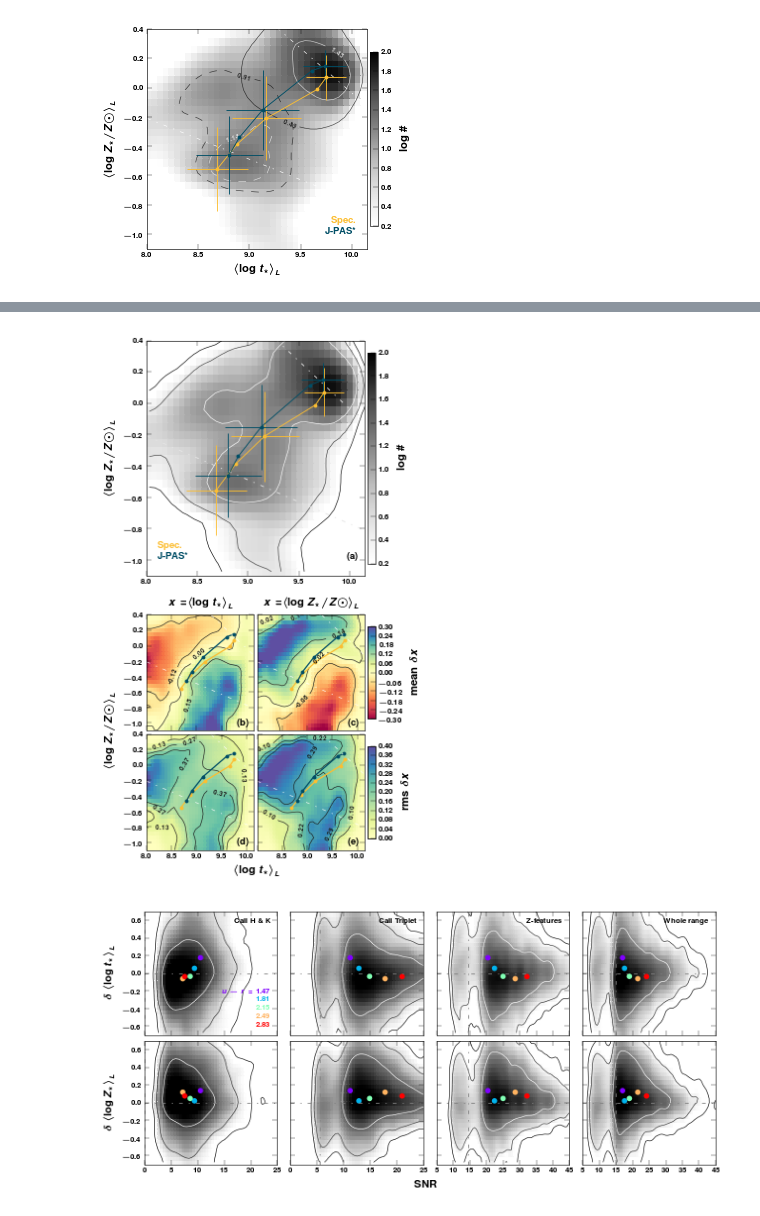
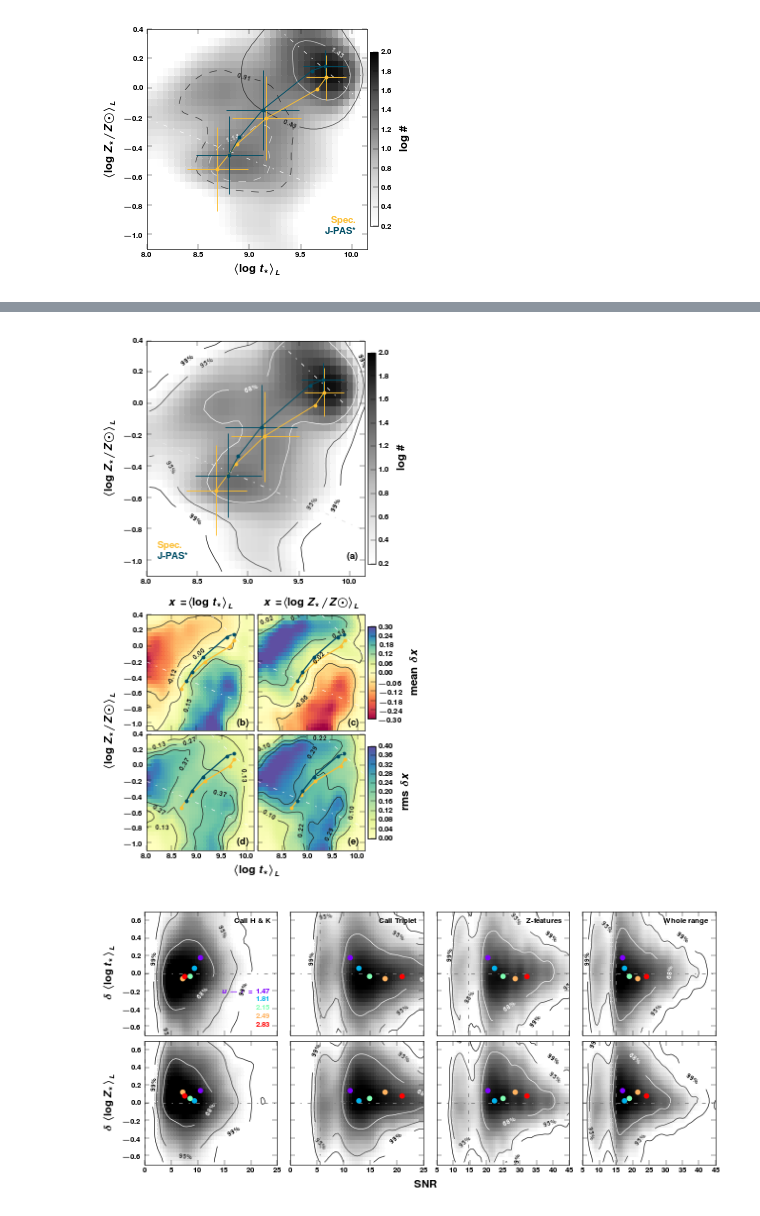
Before and after one commit to ajmejia/notebooks, a Jupyter notebook: RealDealCB13.ipynb, the cells around one changed output, grey strips where cells are left out. Drawn from its saved outputs; the diff is of its cells as text; code cells hidden in the pictures.

```diff
--- a/RealDealCB13.ipynb
+++ b/RealDealCB13.ipynb
@@ -748,6 +749,7 @@ raster = sample_data.rasterize(nbins_x=nbins[0], nbins_y=nbins[1], clipping=[las
 raster.pdf = gaussian_filter(raster.pdf, sigma=1.5)
 contours = densitycontour.NaiveContourVisualizer(raster, mode="nearest")
 cont = contours.plot((0.99,0.95,0.68), axes=ax0, linewidths=0.5, cmap=cm.Greys_r)
+contours.cilabel(cont, fontsize=5, fmt=r"\bf %.0f", inline=True)
 
 for ibin in xrange(bins.size-1):
     if ibin==1: continue
@@ -801,7 +803,7 @@ for i, j in product(xrange(axs.shape[0]), xrange(axs.shape[1])):
 
 savefig("{}{}".format(od, "jpas_AMR_con_maps"))
 # %% [output]
-[figure, old version]
+[figure, new version]
 # %%
 table = snr_spec
 t_mask = snr_spec["snr_wall"]>=15.0
@@ -836,37 +838,36 @@ for i, j in product(range(axs.shape[0]), range(axs.shape[1])):
     raster.pdf = gaussian_filter(raster.pdf, sigma=1.5)
     contours = densitycontour.NaiveContourVisualizer(raster, mode="nearest")
     cont = contours.plot((0.99,0.95,0.68), axes=axs[i,j], linewidths=0.5, cmap=cm.Greys_r)
-    #cont = axs[i,j].contour(xe[:-1], ye[:-1], log10(H.T), [0.0,1.0], cmap=cm.Greys_r, linewidths=0.5)
-    #clabel(cont, fontsize=5, fmt=r"\bf %.1f", inline=True)
+    contours.cilabel(cont, fontsize=5, fmt=r"\bf %.0f", inline=True)
 
     axs[i,j].axhline(ls="-.", color="0.5", lw=0.7)
     axs[i,j].axvline(min(table[x][clean&t_mask]), ls="-.", color="0.5", lw=0.7)
 
     ur_cen, bias_jpas, z = binner(lcolor, jpas_res[y], 5, (1.3,3.0), "median")
     ur_cen, bias_spec, z = binner(lcolor, spec_res[y], 5, (1.3,3.0), "median")
     bias_correction = bias_spec - bias_jpas
 
     ur_cen, d_mean, z = binner(col[clean], disc[y][clean], 5, (1.3,3.0), "mean")
     d_mean += bias_correction
 
     ur_cen, s_mean, z = binner(col[clean], table[x][clean], 5, (1.3,3.0), "mean")
     axs[i,j].scatter(s_mean, d_mean, c=ur_cen, s=20, lw=0, cmap=cm.rainbow)
 
     axs[i,j].set_xlim(rx)
 
     if j==0: axs[i,j].set_ylabel(y_lbs[i])
     if i==0: axs[i,j].text(0.95, 0.95, x_lbs[1][j], fontsize="x-small", va="top", ha="right", transform=axs[i,j].transAxes)
 
 ur = [r"\bf $u-r=%.2f$"%ur_cen[i] if i==0 else r"\bf $%.2f$"%ur_cen[i] for i in xrange(ur_cen.size)]
 cl = cm.rainbow(linspace(0,1,ur_cen.size))
 for i in xrange(ur_cen.size):
     axs[0,0].text(0.95, 0.35-i*0.07, ur[i], color=cl[i], fontsize="x-small", ha="right", transform=axs[0,0].transAxes)
 
 axs[1,2].set_xlabel(x_lbs[0], x=0, ha="right")
 
 savefig("{}{}".format(od, "con_snr_maps_spec"))
 # %% [output]
-[figure, old version]
+[figure, new version]
 # %%
 table = snr_jpas
 t_mask = snr_jpas["snr_wall"]>=0.0
```
Also changed, not shown: parts of 3 cells of this notebook.
